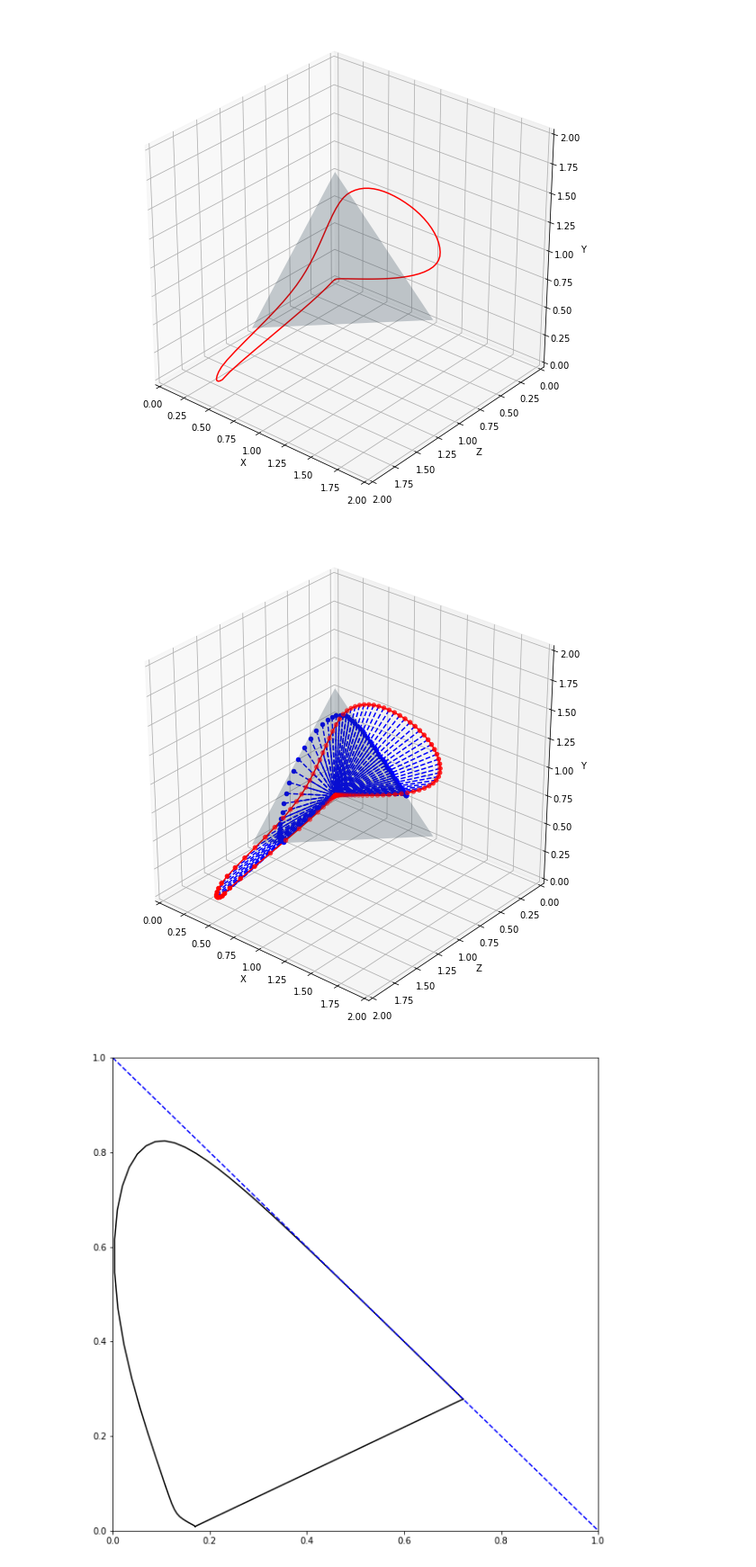
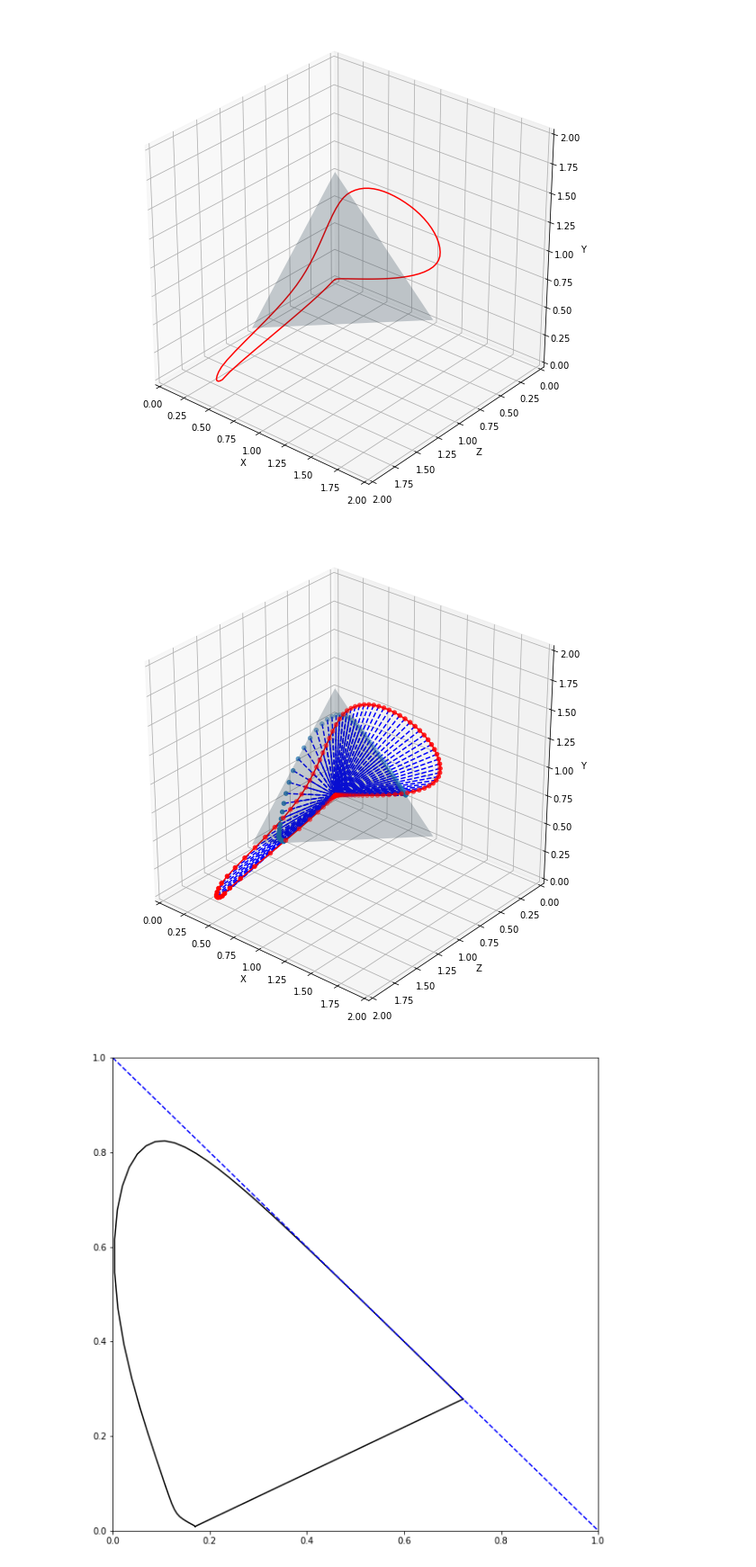
Before and after one commit to WeakKnight/ColorScienceNotes, a Jupyter notebook: ColorScience.ipynb, the cells around one changed output. Shown at 90% size. Saved outputs shown, nothing was run; the diff lists cells and outputs as text; code cells hidden in the pictures.

```diff
--- a/ColorScience.ipynb
+++ b/ColorScience.ipynb
@@ -106,36 +106,36 @@ z = list(map(lib.color_match_z, t))
 
 proj_x_list = []
 proj_y_list = []
 proj_z_list = []
 for index in range(20, len(x) - 37):
     sum_val = x[index] + y[index] + z[index]
     proj_x_list.append(x[index]/sum_val)
     proj_y_list.append(y[index]/sum_val)
     proj_z_list.append(z[index]/sum_val)
     ax.plot([x[index], 0],[z[index], 0],[y[index], 0],'b--')
     ax.plot([proj_x_list[index - 20], 0],[proj_z_list[index - 20], 0],[proj_y_list[index - 20], 0],'b--')
     # col = lib.XYZ_2_sRGB(proj_x_list[index - 20], proj_y_list[index - 20], proj_z_list[index - 20])
     # print(col)
-    ax.scatter(proj_x_list[index - 20], proj_z_list[index - 20],proj_y_list[index - 20],color=[0.0, 0.0, 1.0])
+    # ax.scatter(proj_x_list[index - 20], proj_z_list[index - 20],proj_y_list[index - 20],color=[0.0, 0.0, 1.0])
 
 ax.scatter(x, z, y, color=[1.0, 0.0, 0.0])
 
 ax.set_xlabel('X')
 ax.set_ylabel('Z')
 ax.set_zlabel('Y')
 ax.set_xlim(0, 2)
 ax.set_ylim(0, 2)
 ax.set_zlim(0, 2)
 
 ax.invert_yaxis()
 ax.view_init(30, 130)
 
 ax.plot(x, z, y, 'r')
 ax.plot_trisurf([1.0,0.0,0.0], [0.0,1.0,0.0], [0.0, 0.0, 1.0], color=[0.3,0.5,0.65, 0.25])
-# ax.scatter(proj_x_list, proj_z_list,proj_y_list)
+ax.scatter(proj_x_list, proj_z_list,proj_y_list)
 plt.show()
 # %% [output]
-[figure, old version]
+[figure, new version]
 # %%
 %matplotlib inline
 import matplotlib.pyplot as plt
```
